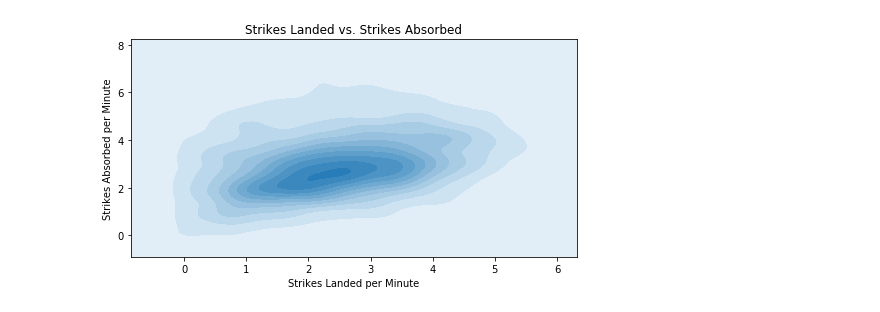
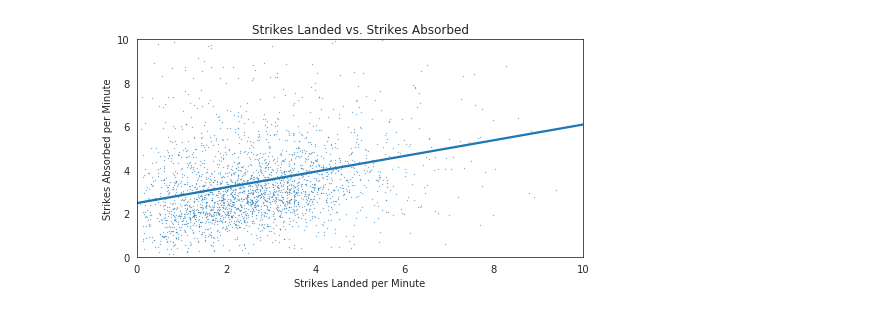
Before and after one commit to hdmamin/mma_visualizations, a Jupyter notebook: scratch_graphing.ipynb, the cells around one changed output. Drawn from its saved outputs; the diff is of its cells as text; code cells hidden in the pictures.

```diff
--- a/scratch_graphing.ipynb
+++ b/scratch_graphing.ipynb
@@ -65,13 +88,13 @@ Index(['d', 'l', 'nc', 'w', 'association', 'country', 'dob', 'fname',
 # %%
-q = .95
-tmp = df.loc[(df.slpm < df.slpm.quantile(q)) &
-             (df.sapm < df.sapm.quantile(q))]
+tmp = df[(df.sapm > 0) & (df.slpm > 0)]
 
 fig, ax = plt.subplots(figsize=(8, 4))
-sns.kdeplot(tmp.slpm, tmp.sapm, shade=True, ax=ax)
+sns.regplot(tmp.slpm, tmp.sapm, ax=ax, ci=None, scatter_kws=dict(s=.1))
+plt.xlim(0, 10)
+plt.ylim(0, 10)
 plt.xlabel('Strikes Landed per Minute')
 plt.ylabel('Strikes Absorbed per Minute')
 plt.title('Strikes Landed vs. Strikes Absorbed')
 plt.show()
 # %% [output]
-[figure, old version]
+[figure, new version]
```
Also changed, not shown: parts of 28 cells of this notebook, 3 other files.
